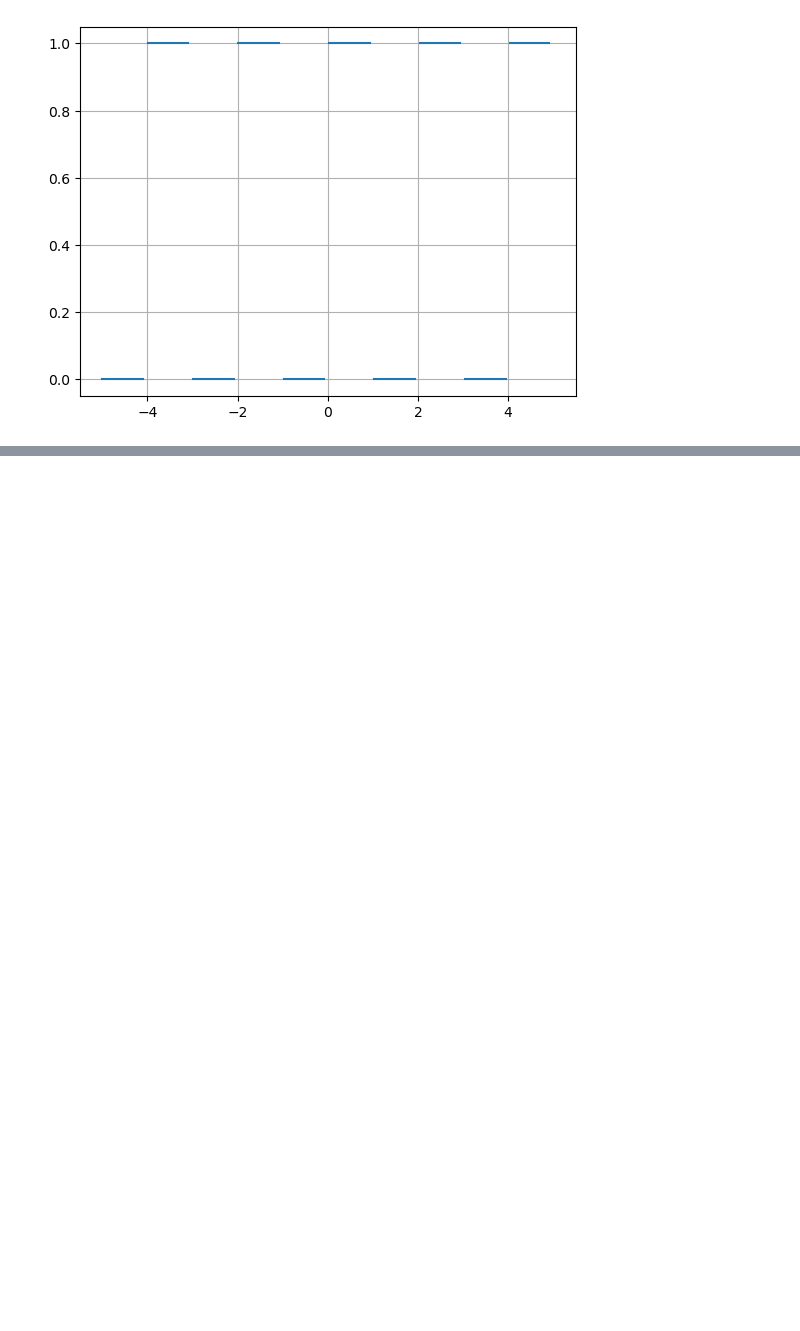
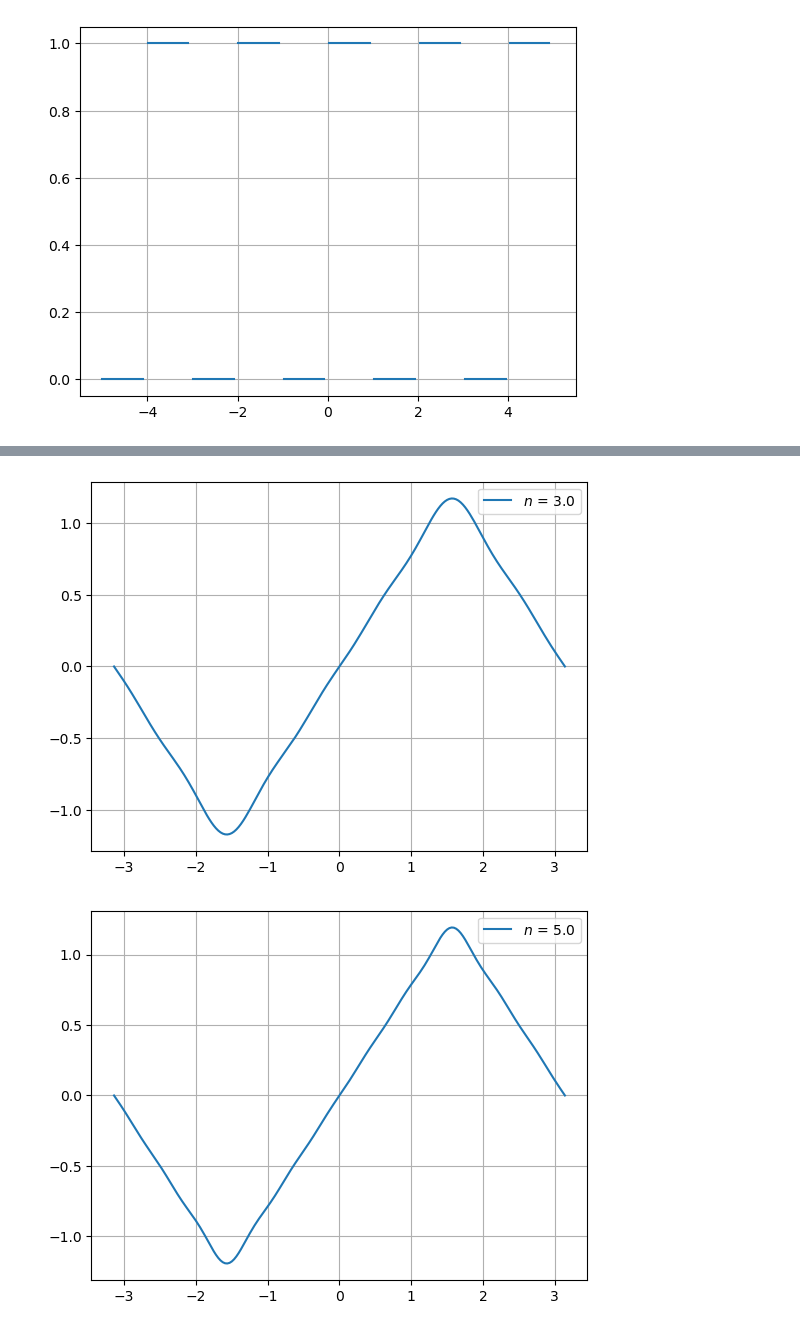
Before and after one commit to ivanraskolnikov/Fisica-Computacional-, a Jupyter notebook: PruebasPY.ipynb, the cells around one changed output, grey strips where cells are left out. Cells and saved outputs as stored; diff of their text form; code cells hidden in the pictures; blank space fills up the shorter version.

```diff
--- a/PruebasPY.ipynb
+++ b/PruebasPY.ipynb
@@ -59,0 +102,21 @@ plt.show()
+# %%
+import numpy as np
+import matplotlib.pyplot as plt
+n = np.array([3,5,10,20,30])
+x = np.linspace(-np.pi,np.pi,200)
+
+def S_n (x,n):
+    S=0
+    for i in range(0,n+1):
+        S += (((-1)**i)/((2*i+1)**2))*np.sin((2*i+1)*x)
+    return(S)
+
+for i in n:
+    y = S_n(x,i)
+    plt.plot(x,y,label=r'$n$ = %2.1f' %i)
+    plt.legend()
+    plt.grid()
+    plt.show()
+# %% [output]
+[figure, added]
+[figure, added]
```
Also changed, not shown: parts of 6 cells of this notebook.
